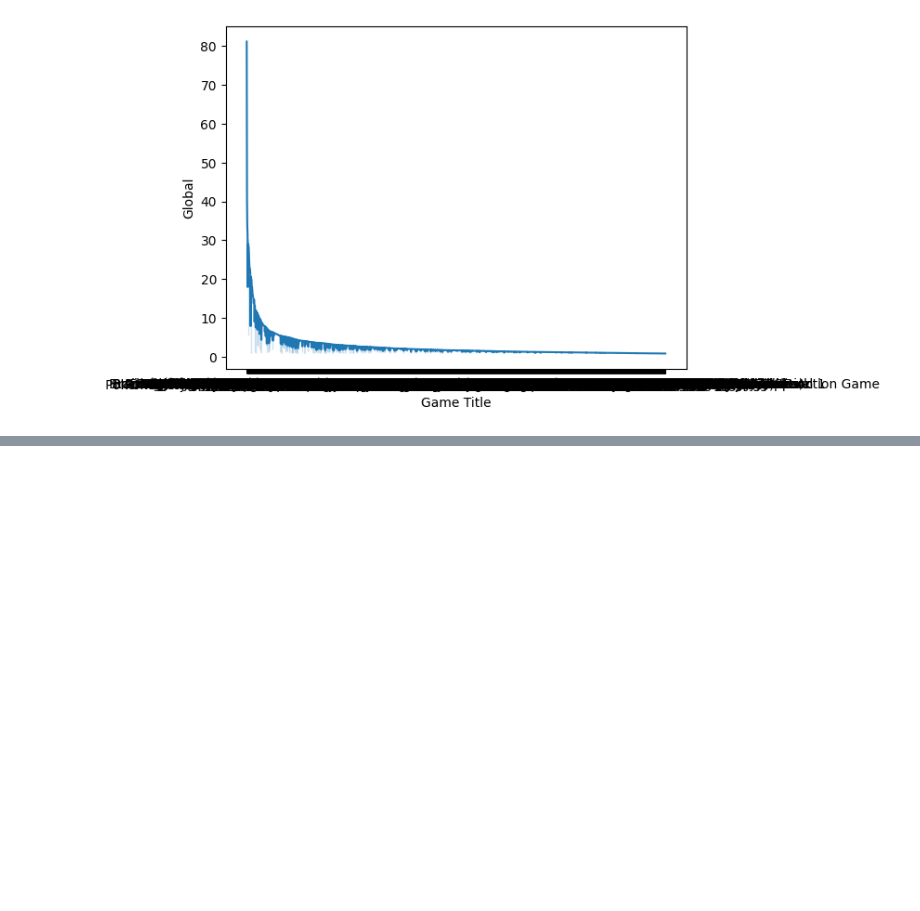
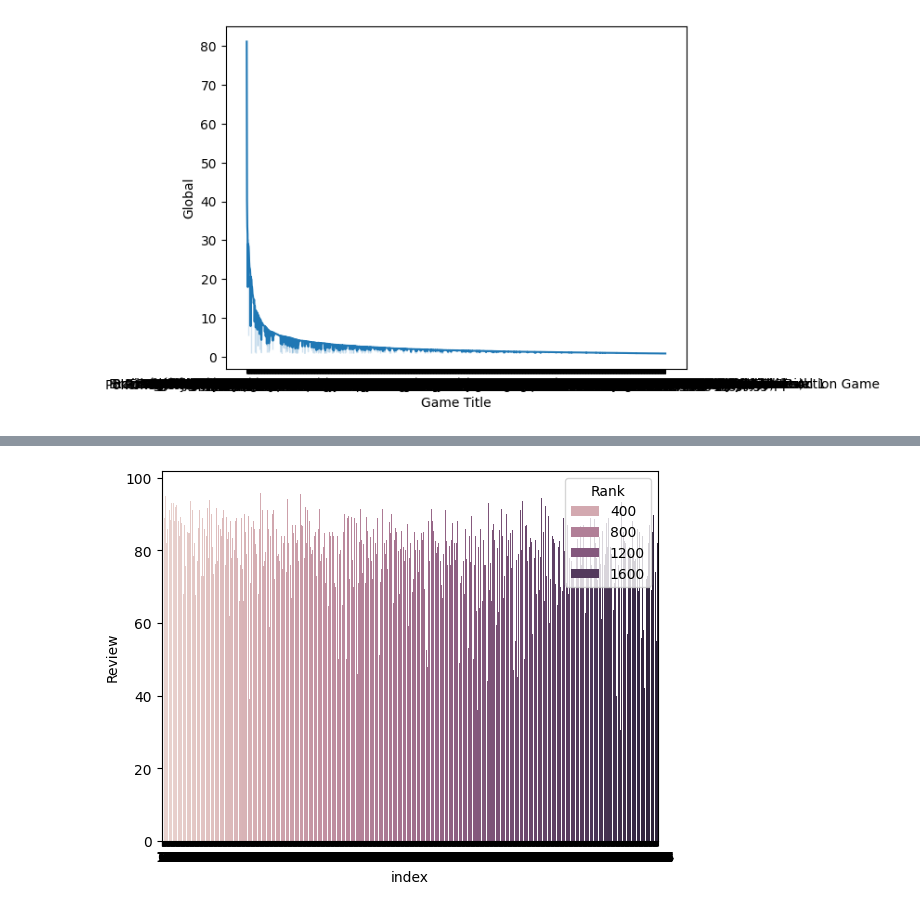
Before and after one commit to Akshaylegend07/Video-Games-Sales-Prediction, a Jupyter notebook: VIDEOGAMES.ipynb, the cells around one changed output, grey strips where cells are left out. Saved outputs shown, nothing was run; the diff lists cells and outputs as text; code cells hidden in the pictures; blank space fills up the shorter version.

```diff
--- a/VIDEOGAMES.ipynb
+++ b/VIDEOGAMES.ipynb
@@ -96,0 +102,5 @@ plt.show()
+# %%
+sns.barplot(x='index',y='Review', data=df, hue='Rank')
+plt.show()
+# %% [output]
+[figure, added]
```
Also changed, not shown: parts of 1 cell of this notebook.
